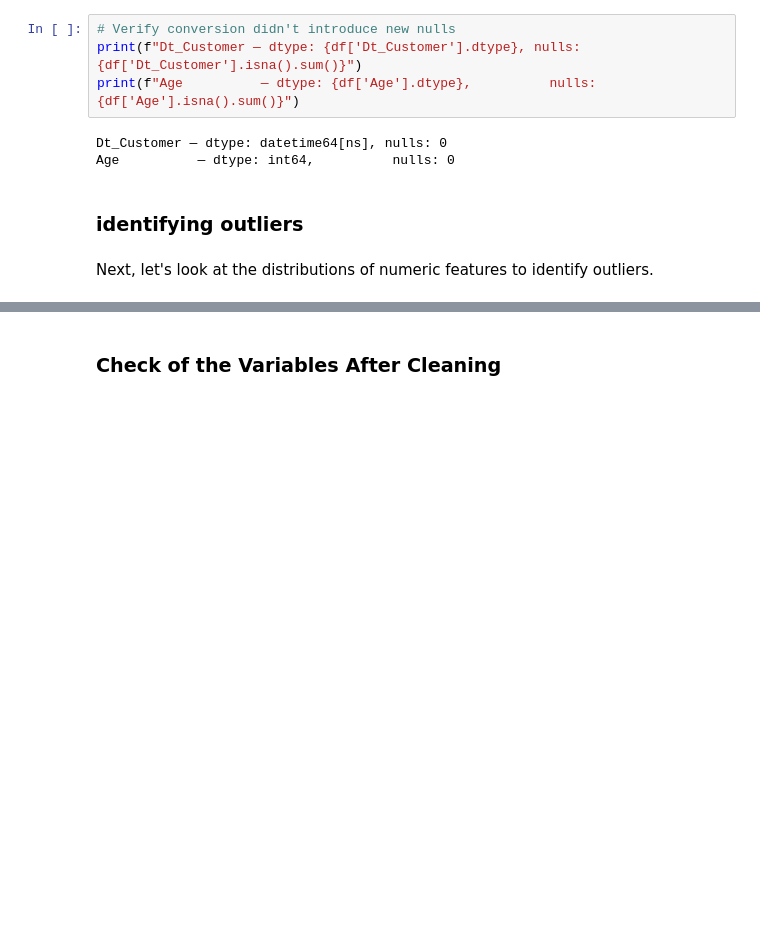
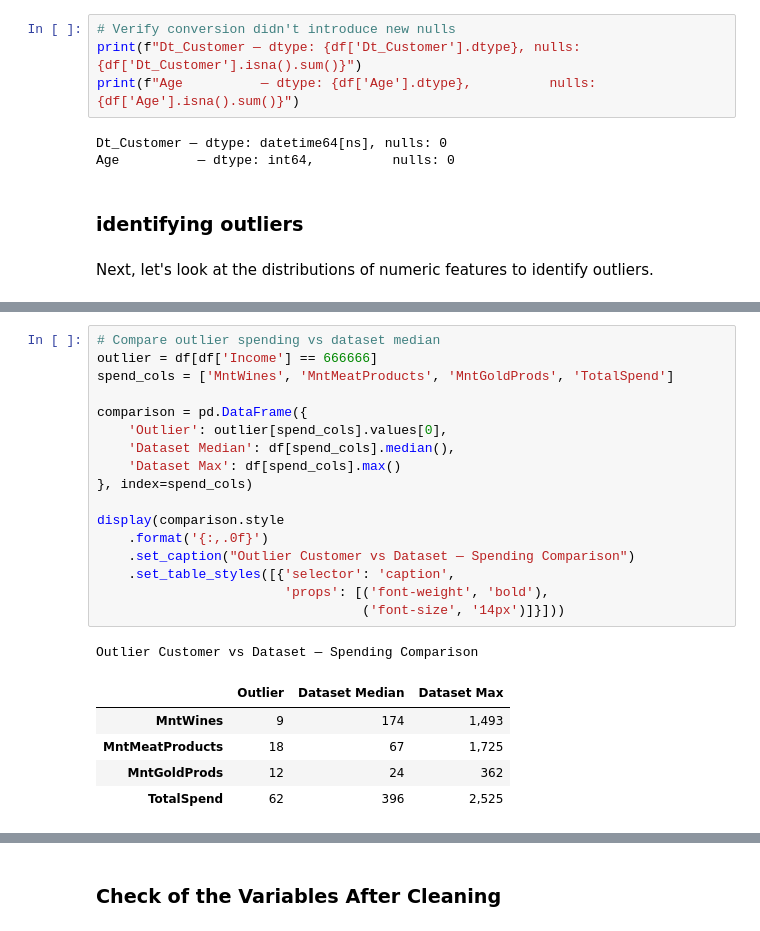
Before and after one commit to ialwayslikedgrime/data_science_exercises, a Jupyter notebook: lab1.ipynb, the cells around one changed output, grey strips where cells are left out. Cells and saved outputs as stored; diff of their text form; blank space fills up the shorter version.

```diff
--- a/lab1.ipynb
+++ b/lab1.ipynb
@@ -432,0 +459,24 @@ When addressing outliers, it is critical to distinguish between extreme values t
+# %%
+# Compare outlier spending vs dataset median
+outlier = df[df['Income'] == 666666]
+spend_cols = ['MntWines', 'MntMeatProducts', 'MntGoldProds', 'TotalSpend']
+
+comparison = pd.DataFrame({
+    'Outlier': outlier[spend_cols].values[0],
+    'Dataset Median': df[spend_cols].median(),
+    'Dataset Max': df[spend_cols].max()
+}, index=spend_cols)
+
+display(comparison.style
+    .format('{:,.0f}')
+    .set_caption("Outlier Customer vs Dataset — Spending Comparison")
+    .set_table_styles([{'selector': 'caption',
+                        'props': [('font-weight', 'bold'),
+                                  ('font-size', '14px')]}]))
+# %% [output]
+Outlier Customer vs Dataset — Spending Comparison
+|  | Outlier | Dataset Median | Dataset Max |
+| MntWines | 9 | 174 | 1,493 |
+| MntMeatProducts | 18 | 67 | 1,725 |
+| MntGoldProds | 12 | 24 | 362 |
+| TotalSpend | 62 | 396 | 2,525 |
```
Also changed, not shown: parts of 14 cells of this notebook.
